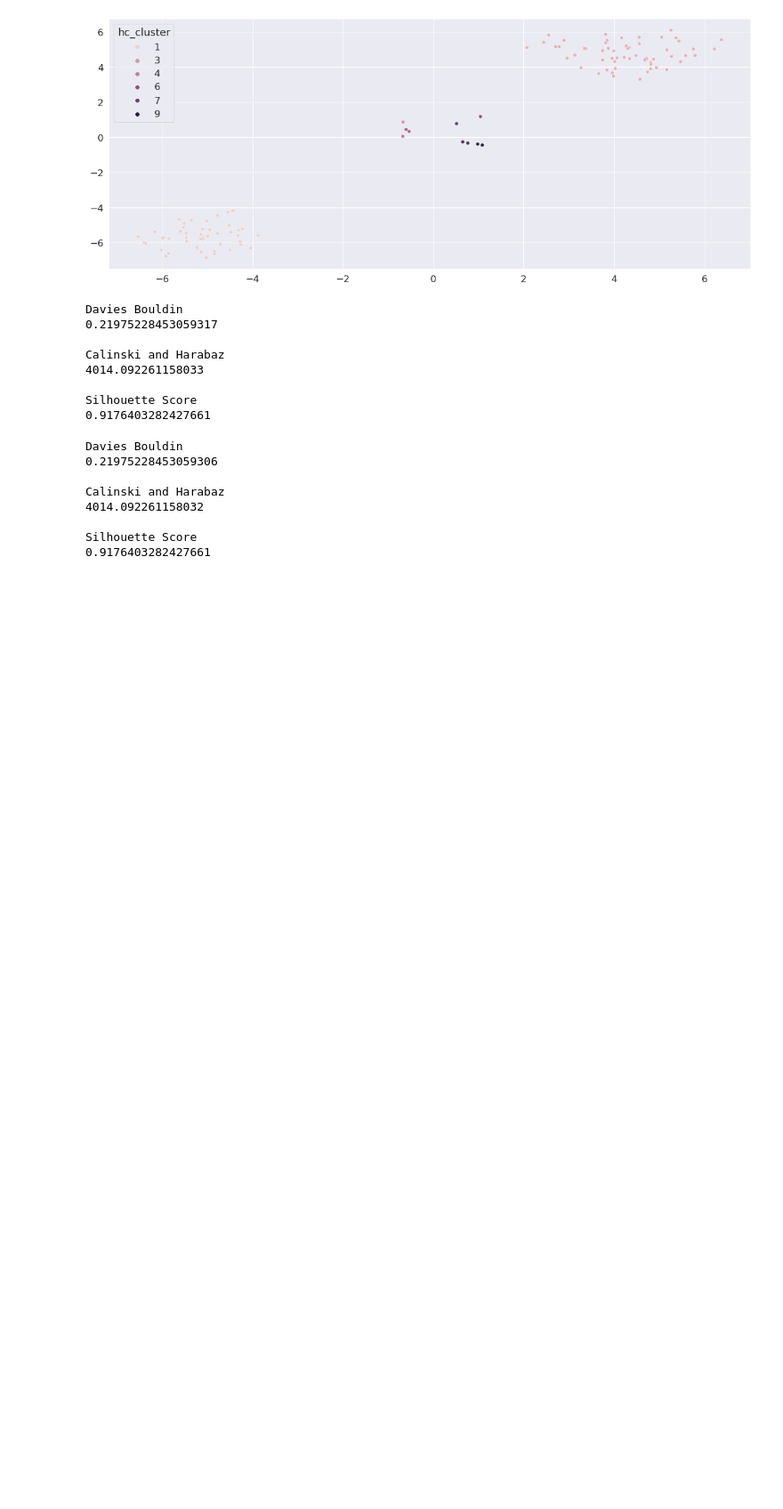
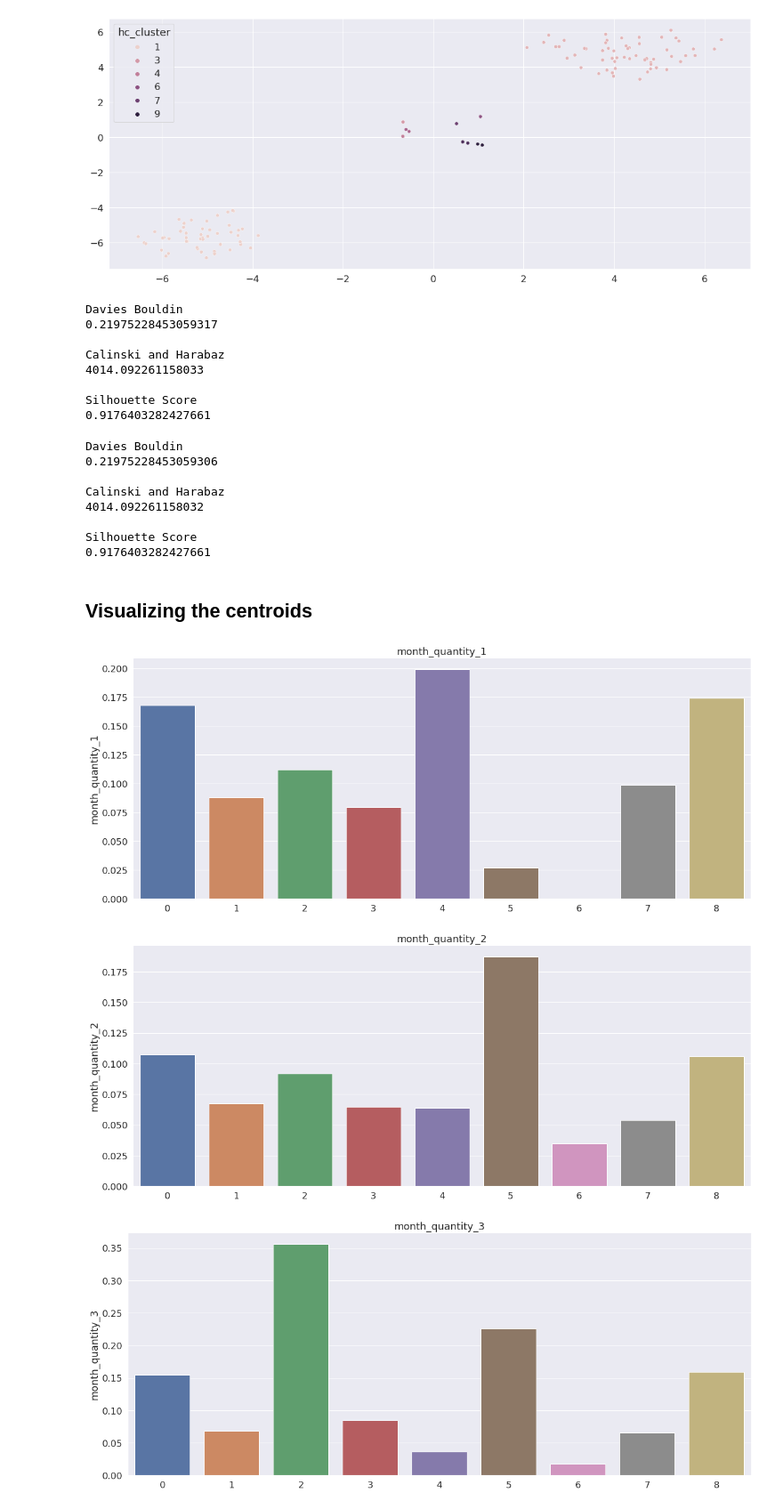
Before and after one commit to wanermiranda/desafio_ml, a Jupyter notebook: notebooks/5. Clustering - Exp 4.ipynb, the cells around one changed output. Shown at 89% size. Cells and saved outputs as stored; diff of their text form; code cells hidden in the pictures; blank space fills up the shorter version.

```diff
--- a/notebooks/5. Clustering - Exp 4.ipynb
+++ b/notebooks/5. Clustering - Exp 4.ipynb
@@ -306,3 +293,16 @@ Silhouette Score
 0.9176403282427661
 # %%
 df_products_out.drop(columns=['hc_cluster', 'kmeans_cluster']).to_csv('../data/products_features_exp4.csv')
+# %% [markdown]
+## Visualizing the centroids
+# %%
+month_cols = [c for c in df_centroids.columns if 'month' in c]
+# %%
+for month in month_cols:
+    ax = sns.barplot(x=df_centroids.index, y=month, data=df_centroids)
+    ax.set_title(month)
+    plt.show()
+# %% [output]
+[figure, added]
+[figure, added]
+[figure, added]
```
Also changed, not shown: parts of 7 cells of this notebook, 2 other files.
